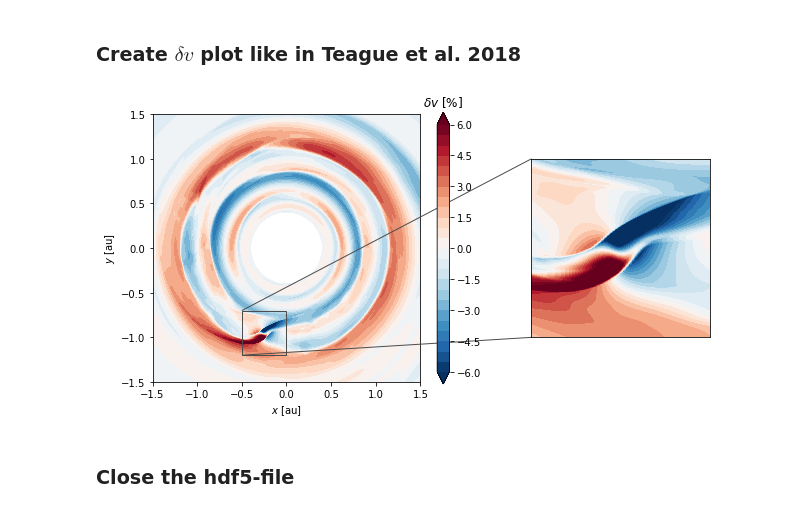
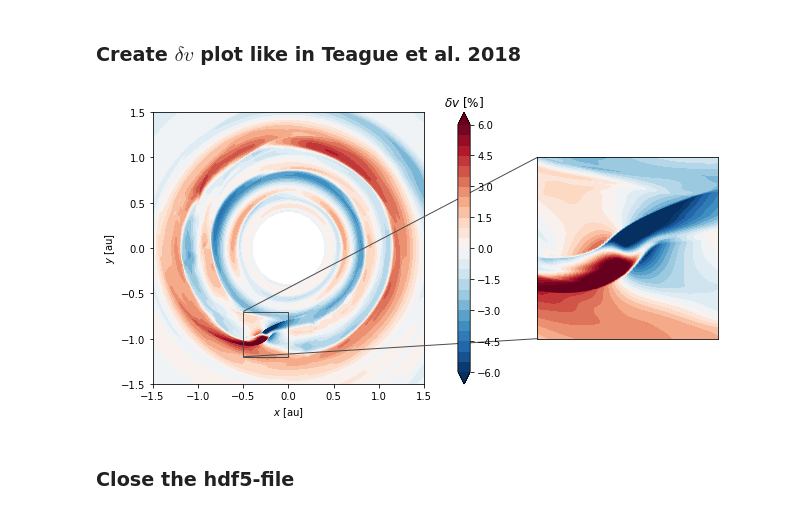
Before and after one commit to birnstiel/pylacompass, a Jupyter notebook: notebooks/read_2D_data.ipynb, the cells around one changed output. Saved outputs shown, nothing was run; the diff lists cells and outputs as text; code cells hidden in the pictures.

```diff
--- a/notebooks/read_2D_data.ipynb
+++ b/notebooks/read_2D_data.ipynb
@@ -135 +119,3 @@ sig_d  = d.sigma_d * m_disk / r_unit**2
+# %%
+dcgs = convert_to_cgs(d)
 # %% [markdown]
@@ -161,21 +147,22 @@ f.subplots_adjust(hspace=0)
 # %% [markdown]
 ### Create $\delta v$ plot like in Teague et al. 2018
 # %%
-f = twod_plot(d, 10**((v_phi / v_k[:, None] - 1) * 100), ec='0.3',
+f = twod_plot(d, 10**((dcgs.vp_g / dcgs.v_k[:, None] - 1) * 100), ec='0.3',
               zoom=4, region=[-0.5, 0.0, -1.20, -0.70], pos='r',
               fct='contourf', levels=np.arange(-6,6.5,0.5),
               extend='both', cmap='RdBu_r')
 ax = f.get_axes()[0]
 R = 1.5
 ax.set_xlim(-R, R)
 ax.set_ylim(-R, R)
 f.get_axes()[1].set_title('$\delta v$ [%]')
 f.get_axes()[1].set_zorder(100)
 ax.set_xlabel('$x$ [au]')
 ax.set_ylabel('$y$ [au]')
-f.savefig('delta_v.pdf', facecolor='none', transparent=True, dpi=300)
+f.set_size_inches(f.get_size_inches() * [2, 1])
+f.savefig('delta_v.pdf', facecolor='none', bbox_inches='tight' , transparent=True, dpi=300)
 # %% [output]
-[figure, old version]
+[figure, new version]
 # %% [markdown]
 ### Close the hdf5-file
 # %%
```
Also changed, not shown: parts of 6 cells of this notebook, 2 other files.
